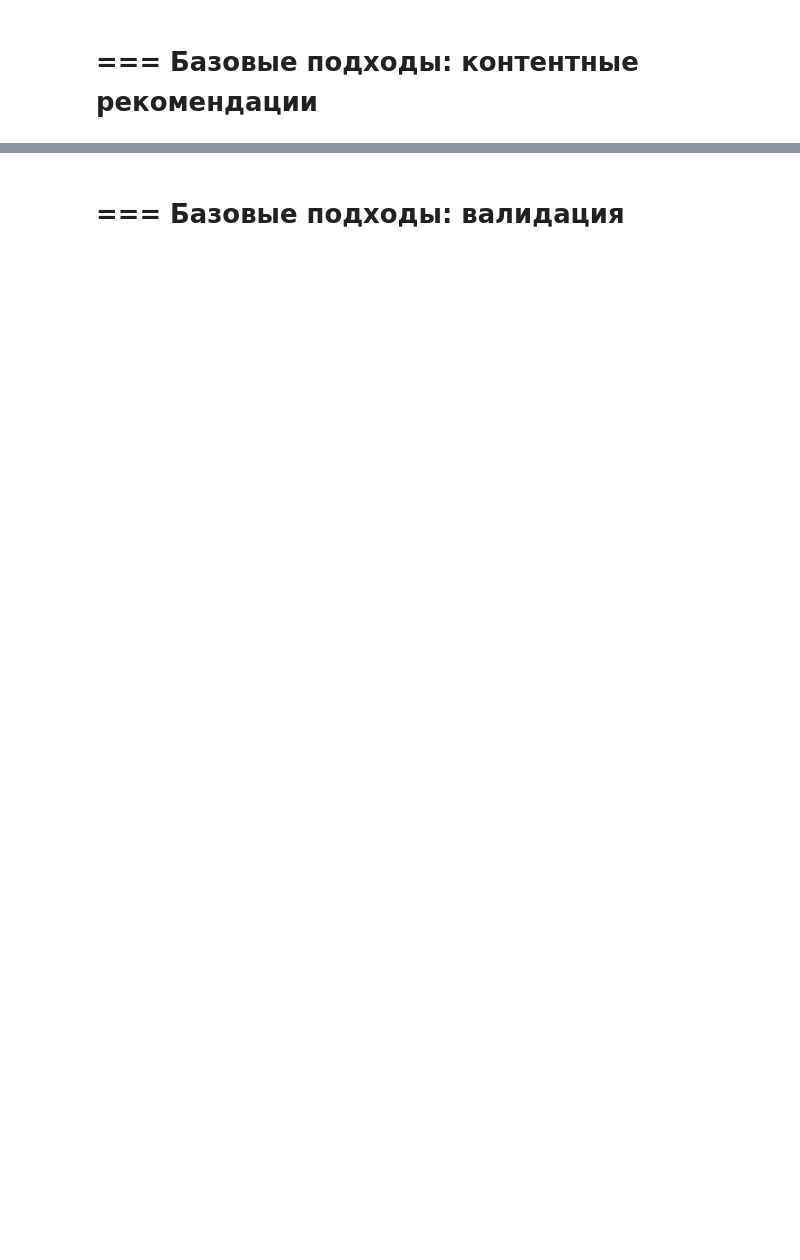
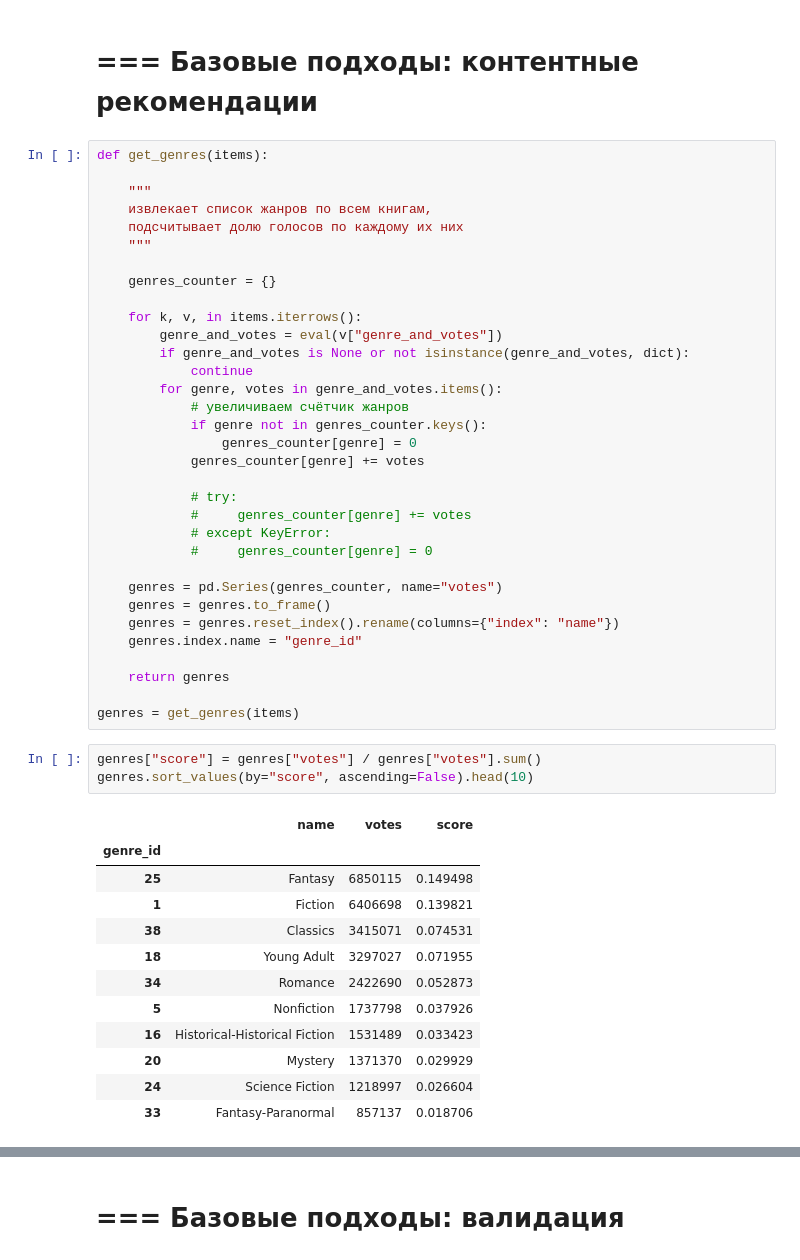
Before and after one commit to Yaroslav-Kn/mle-recsys-start, a Jupyter notebook: main_offline.ipynb, the cells around one changed output, grey strips where cells are left out. Cells and saved outputs as stored; diff of their text form; blank space fills up the shorter version.

```diff
--- a/main_offline.ipynb
+++ b/main_offline.ipynb
@@ -585,3 +568,52 @@ items[items['item_id_enc'].isin(i2i_rec[0])].head(5)
 | 1088789 | 25255576 | Louise O'Neill | Asking For It | It's the beginning of the summer ... | {'Young Adult': 552, 'Contemporar... | 346 | 4.05 | 6636 | ... |
 # %% [markdown]
 # === Базовые подходы: контентные рекомендации
+# %%
+def get_genres(items):
+
+    """
+    извлекает список жанров по всем книгам,
+    подсчитывает долю голосов по каждому их них
+    """
+
+    genres_counter = {}
+
+    for k, v, in items.iterrows():
+        genre_and_votes = eval(v["genre_and_votes"])
+        if genre_and_votes is None or not isinstance(genre_and_votes, dict):
+            continue
+        for genre, votes in genre_and_votes.items():
+            # увеличиваем счётчик жанров
+            if genre not in genres_counter.keys():
+                genres_counter[genre] = 0
+            genres_counter[genre] += votes
+
+            # try:
+            #     genres_counter[genre] += votes
+            # except KeyError:
+            #     genres_counter[genre] = 0
+
+    genres = pd.Series(genres_counter, name="votes")
+    genres = genres.to_frame()
+    genres = genres.reset_index().rename(columns={"index": "name"})
+    genres.index.name = "genre_id"
+
+    return genres
+
+genres = get_genres(items)
+# %%
+genres["score"] = genres["votes"] / genres["votes"].sum()
+genres.sort_values(by="score", ascending=False).head(10)
+# %% [output]
+|  | name | votes | score |
+| genre_id |  |  |  |
+| 25 | Fantasy | 6850115 | 0.149498 |
+| 1 | Fiction | 6406698 | 0.139821 |
+| 38 | Classics | 3415071 | 0.074531 |
+| 18 | Young Adult | 3297027 | 0.071955 |
+| 34 | Romance | 2422690 | 0.052873 |
+| 5 | Nonfiction | 1737798 | 0.037926 |
+| 16 | Historical-Historical Fiction | 1531489 | 0.033423 |
+| 20 | Mystery | 1371370 | 0.029929 |
+| 24 | Science Fiction | 1218997 | 0.026604 |
+| 33 | Fantasy-Paranormal | 857137 | 0.018706 |
```
Also changed, not shown: parts of 47 cells of this notebook, 4 other files.
